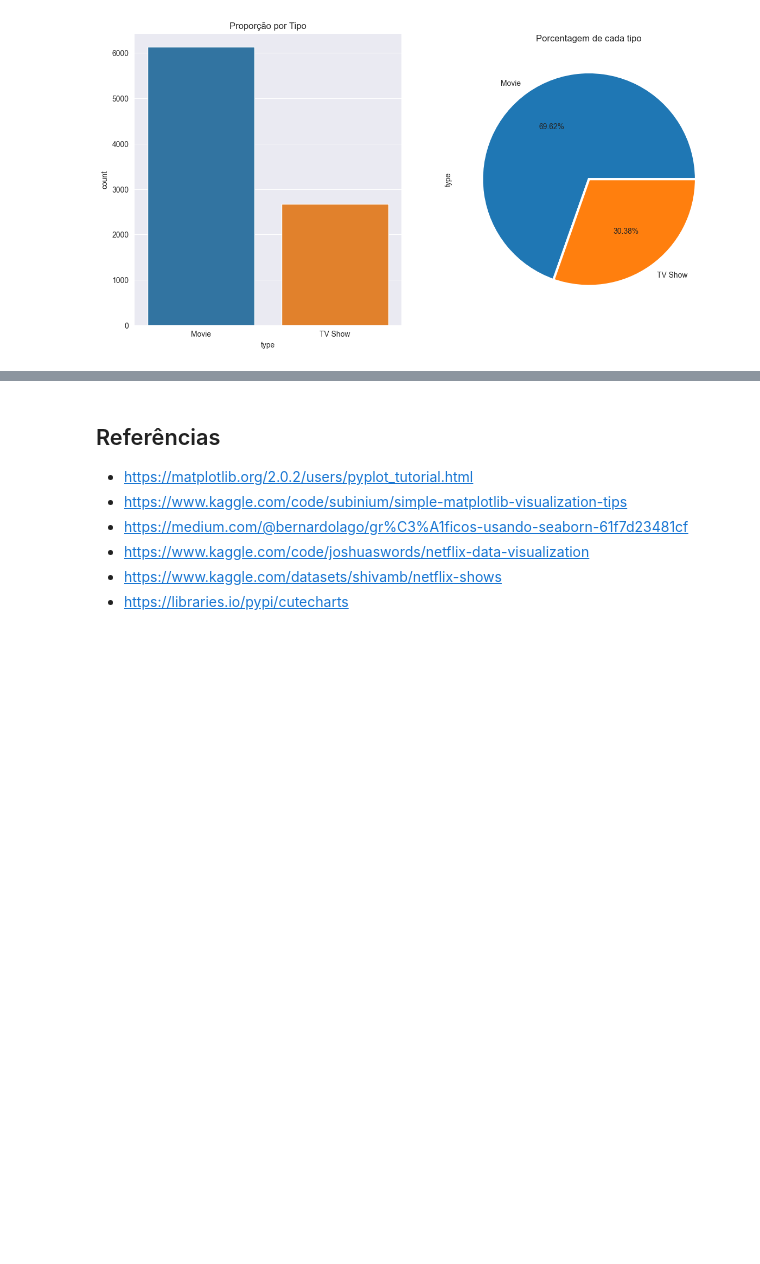
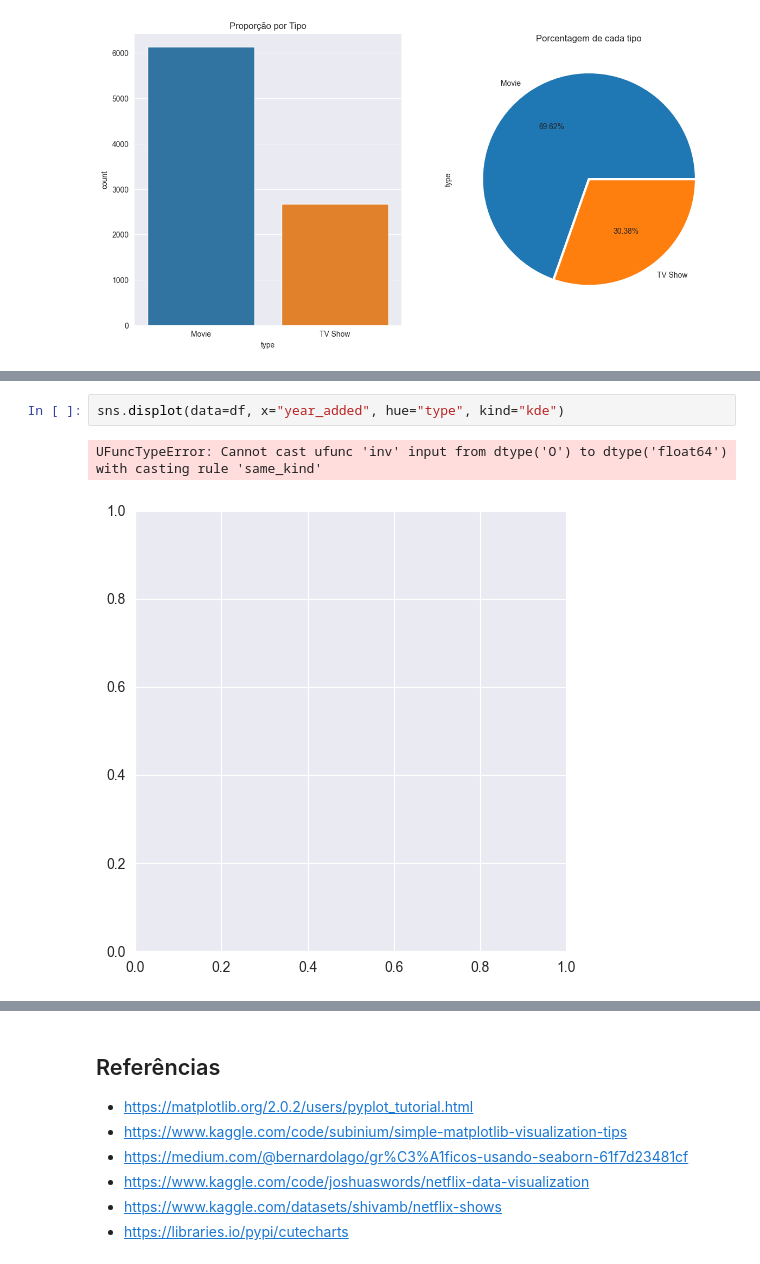
Before and after one commit to rafhaelom/analise-conteudo-netflix, a Jupyter notebook: analise_exploratoria_dados_conteudo_netflix.ipynb, the cells around one changed output, grey strips where cells are left out. Saved outputs shown, nothing was run; the diff lists cells and outputs as text; blank space fills up the shorter version.

```diff
--- a/analise_exploratoria_dados_conteudo_netflix.ipynb
+++ b/analise_exploratoria_dados_conteudo_netflix.ipynb
@@ -410,0 +459,5 @@ plt.show()
+# %%
+sns.displot(data=df, x="year_added", hue="type", kind="kde")
+# %% [output]
+UFuncTypeError: Cannot cast ufunc 'inv' input from dtype('O') to dtype('float64') with casting rule 'same_kind'
+[figure, added]
```
Also changed, not shown: parts of 16 cells of this notebook.
